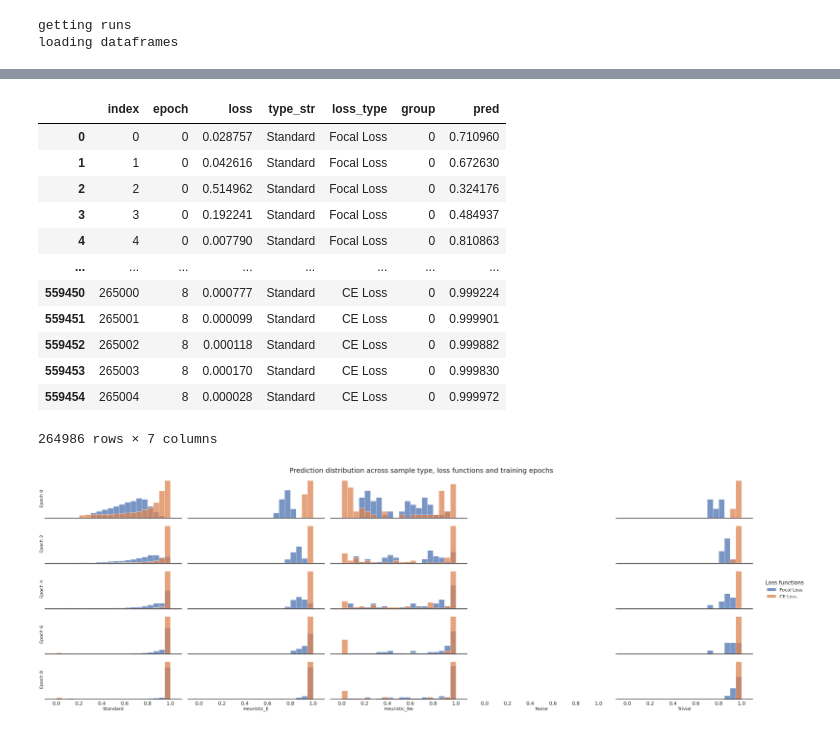
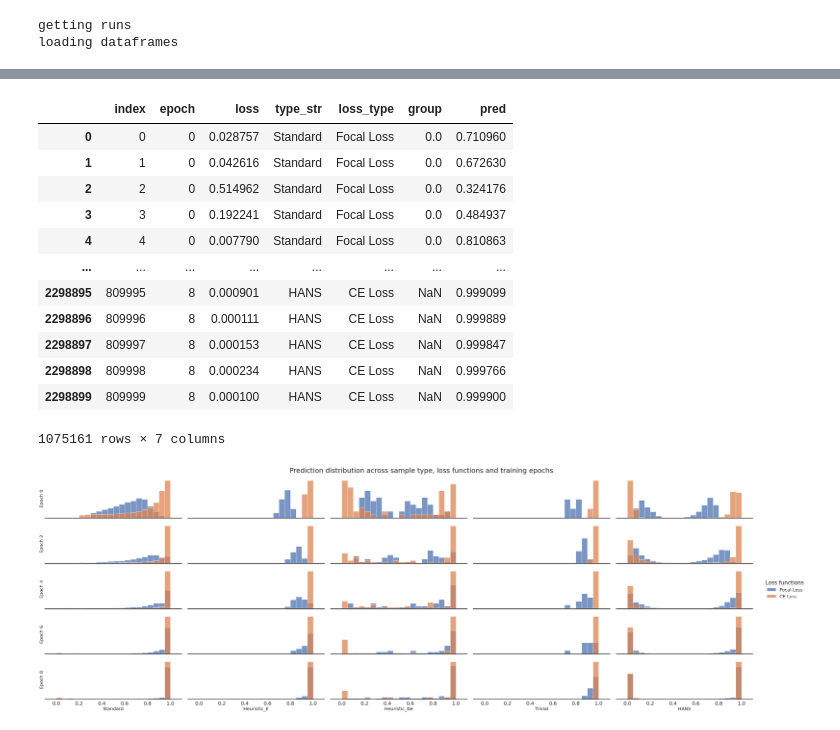
Before and after one commit to m43/focal-loss-against-heuristics, a Jupyter notebook: OptML_Ridgeline_plots.ipynb, the cells around one changed output, grey strips where cells are left out. Saved outputs shown, nothing was run; the diff lists cells and outputs as text; code cells hidden in the pictures.

```diff
--- a/OptML_Ridgeline_plots.ipynb
+++ b/OptML_Ridgeline_plots.ipynb
@@ -67,6 +67,18 @@ ce_mnli_df = load_all_tables(
     csv_file_path_in_artifact='df.csv',
 )
 
+focal_hans_df = load_all_tables(
+    wandb_run=wruns[0],
+    artifact_filter_str="Valid-hans_epoch_end_df",
+    csv_file_path_in_artifact='df.csv',
+)
+
+ce_hans_df = load_all_tables(
+    wandb_run=wruns[1],
+    artifact_filter_str="Valid-hans_epoch_end_df",
+    csv_file_path_in_artifact='df.csv',
+)
+
 #valid_mnli_df = load_all_tables(
 #    wandb_run=wrun,
 #    artifact_filter_str="Valid-mnli_epoch_end_df",
@@ -82,6 +94,16 @@ ce_mnli_df = load_all_tables(
 # %% [output]
 getting runs
 loading dataframes
+# %%
+focal_hans_df = focal_hans_df[["epoch", "losses"]].copy()
+focal_hans_df = focal_hans_df.rename(columns={"losses":"loss"})
+focal_hans_df["loss_type"] = "Focal Loss"
+focal_hans_df["type_str"] = "HANS"
+
+ce_hans_df = ce_hans_df[["epoch", "losses"]].copy()
+ce_hans_df = ce_hans_df.rename(columns={"losses":"loss"})
+ce_hans_df["loss_type"] = "CE Loss"
+ce_hans_df["type_str"] = "HANS"
 # %%
 focal_df = focal_mnli_df[["epoch", "loss", "type_str"]].copy()
 focal_df["loss_type"] = "Focal Loss"
@@ -91,7 +113,7 @@ ce_df["loss_type"] = "CE Loss"
 print(len(focal_df))
 print(len(ce_df))
 
-combined = pd.concat([focal_df, ce_df]).reset_index()
+combined = pd.concat([focal_df, ce_df, focal_hans_df, ce_hans_df]).reset_index()
 
 print(len(focal_df) + len(ce_df))
 print(len(combined))
@@ -145,7 +167,7 @@ def process_dataframe(df, gamma):
     # estimate probs because we didn't log them when running the experiments
     df['pred'] = 0
 
-    df.loc[df["loss_type"] == "Focal Loss", "pred"] = approx_probs(df[df["loss_type"] == "Focal Loss"]['loss'].to_numpy(), gamma=2, resolution=0.0005)
+    df.loc[df["loss_type"] == "Focal Loss", "pred"] = approx_probs(df[df["loss_type"] == "Focal Loss"]['loss'].to_numpy(), gamma=2, f_start=0.0001, resolution=0.0005)
     df.loc[df["loss_type"] != "Focal Loss", "pred"] = np.exp(-     df[df["loss_type"] != "Focal Loss"]['loss'].to_numpy())
 
     # sanity check that our estimated probabilites make sense
@@ -257,18 +281,18 @@ df = processed_df
 df
 # %% [output]
 |  | index | epoch | loss | type_str | loss_type | group | pred |
-| 0 | 0 | 0 | 0.028757 | Standard | Focal Loss | 0 | 0.710960 |
-| 1 | 1 | 0 | 0.042616 | Standard | Focal Loss | 0 | 0.672630 |
-| 2 | 2 | 0 | 0.514962 | Standard | Focal Loss | 0 | 0.324176 |
-| 3 | 3 | 0 | 0.192241 | Standard | Focal Loss | 0 | 0.484937 |
-| 4 | 4 | 0 | 0.007790 | Standard | Focal Loss | 0 | 0.810863 |
+| 0 | 0 | 0 | 0.028757 | Standard | Focal Loss | 0.0 | 0.710960 |
+| 1 | 1 | 0 | 0.042616 | Standard | Focal Loss | 0.0 | 0.672630 |
+| 2 | 2 | 0 | 0.514962 | Standard | Focal Loss | 0.0 | 0.324176 |
+| 3 | 3 | 0 | 0.192241 | Standard | Focal Loss | 0.0 | 0.484937 |
+| 4 | 4 | 0 | 0.007790 | Standard | Focal Loss | 0.0 | 0.810863 |
 | ... | ... | ... | ... | ... | ... | ... | ... |
-| 559450 | 265000 | 8 | 0.000777 | Standard | CE Loss | 0 | 0.999224 |
-| 559451 | 265001 | 8 | 0.000099 | Standard | CE Loss | 0 | 0.999901 |
-| 559452 | 265002 | 8 | 0.000118 | Standard | CE Loss | 0 | 0.999882 |
-| 559453 | 265003 | 8 | 0.000170 | Standard | CE Loss | 0 | 0.999830 |
-| 559454 | 265004 | 8 | 0.000028 | Standard | CE Loss | 0 | 0.999972 |
+| 2298895 | 809995 | 8 | 0.000901 | HANS | CE Loss | NaN | 0.999099 |
+| 2298896 | 809996 | 8 | 0.000111 | HANS | CE Loss | NaN | 0.999889 |
+| 2298897 | 809997 | 8 | 0.000153 | HANS | CE Loss | NaN | 0.999847 |
+| 2298898 | 809998 | 8 | 0.000234 | HANS | CE Loss | NaN | 0.999766 |
+| 2298899 | 809999 | 8 | 0.000100 | HANS | CE Loss | NaN | 0.999900 |
-264986 rows × 7 columns
+1075161 rows × 7 columns
 # %%
 import matplotlib as mpl
 
@@ -280,7 +304,7 @@ dpi=200
 sns.set(font_scale = 2)
 sns.set_style("white")
 
-col_order = ["Standard", "Heuristic_E", "Heuristic_Ne", "Noise", "Trivial"]
+col_order = ["Standard", "Heuristic_E", "Heuristic_Ne", "Trivial", "HANS"]
 # Initialize the FacetGrid object
 pal = sns.cubehelix_palette(len(df.type_str.unique()), rot=-.25, light=.7)
 g = sns.FacetGrid(
@@ -316,31 +340,31 @@ for i, name in enumerate(col_order):
     g.axes[4, i].set_xlabel(name, fontsize=20)
 
 for i in range(5):
     g.axes[i, 0].set_ylabel(f"Epoch {i*2}", fontsize=20)
     for j in range(1,5):
         g.axes[i, j].set_ylabel("")
 
 mpl.rcParams["legend.title_fontsize"] = 24
 g.add_legend(title="Loss functions", fontsize = 20)
 #plt.figtext(0.0, 0.5, 'Density', fontsize=18, ha='center', rotation="vertical")
 plt.figtext(0.5, 1.0, 'Prediction distribution across sample type, loss functions and training epochs', fontsize=30, ha='center')
 
 # Set the subplots to overlap
 #g.figure.subplots_adjust(hspace=-.5)
 
 # Remove axes details that don't play well with overlap
 g.set(yticks=[])
 #g.set(ylabel="")
 g.set_titles("")
 g.despine(bottom=True, left=True)
 
 g.savefig(save_path, dpi=dpi, format='png')
 
 g.tight_layout()
 
 if show_plot:
     plt.show()
 
 plt.close()
 # %% [output]
-[figure, old version]
+[figure, new version]
```
Also changed, not shown: parts of 4 cells of this notebook.
